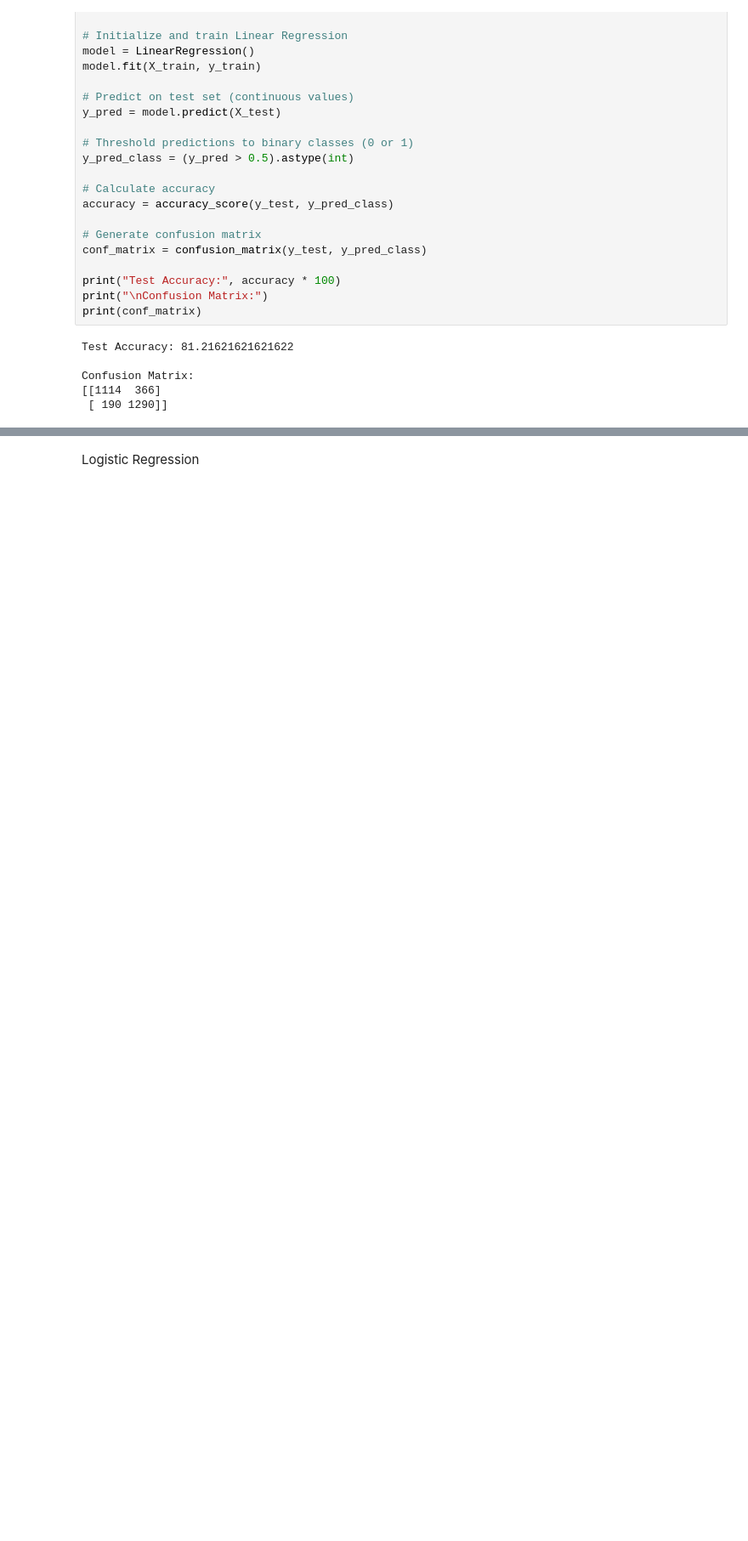
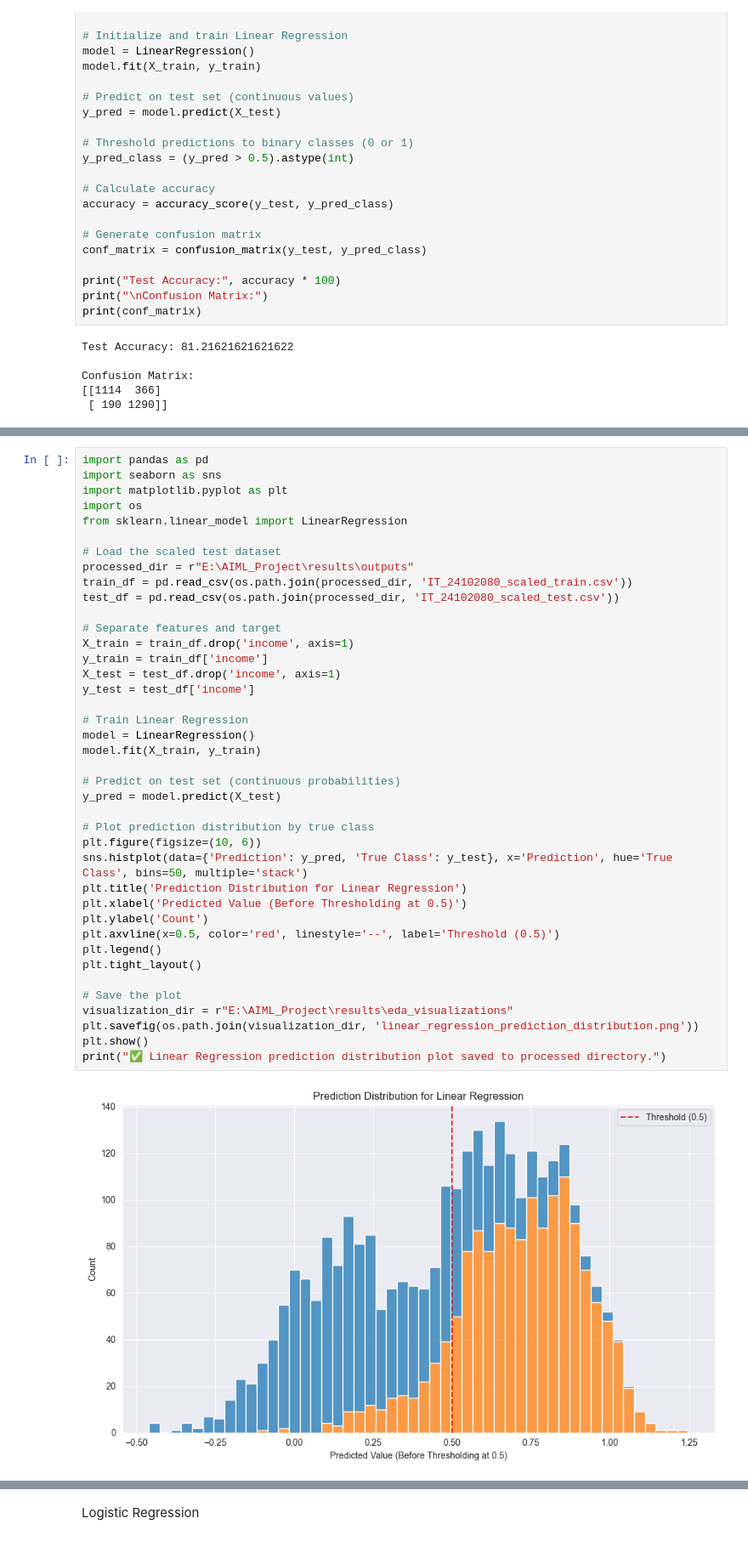
Before and after one commit to NandunSamarasekara/Machine-Learning-model-to-predit-Income, a Jupyter notebook: group_pipeline.ipynb, the cells around one changed output, grey strips where cells are left out. Shown at 85% size. Saved outputs shown, nothing was run; the diff lists cells and outputs as text; blank space fills up the shorter version.

```diff
--- a/group_pipeline.ipynb
+++ b/group_pipeline.ipynb
@@ -996,0 +1085,42 @@ Confusion Matrix:
+# %%
+import pandas as pd
+import seaborn as sns
+import matplotlib.pyplot as plt
+import os
+from sklearn.linear_model import LinearRegression
+
+# Load the scaled test dataset
+processed_dir = r"E:\AIML_Project\results\outputs"
+train_df = pd.read_csv(os.path.join(processed_dir, 'IT_24102080_scaled_train.csv'))
+test_df = pd.read_csv(os.path.join(processed_dir, 'IT_24102080_scaled_test.csv'))
+
+# Separate features and target
+X_train = train_df.drop('income', axis=1)
+y_train = train_df['income']
+X_test = test_df.drop('income', axis=1)
+y_test = test_df['income']
+
+# Train Linear Regression
+model = LinearRegression()
+model.fit(X_train, y_train)
+
+# Predict on test set (continuous probabilities)
+y_pred = model.predict(X_test)
+
+# Plot prediction distribution by true class
+plt.figure(figsize=(10, 6))
+sns.histplot(data={'Prediction': y_pred, 'True Class': y_test}, x='Prediction', hue='True Class', bins=50, multiple='stack')
+plt.title('Prediction Distribution for Linear Regression')
+plt.xlabel('Predicted Value (Before Thresholding at 0.5)')
+plt.ylabel('Count')
+plt.axvline(x=0.5, color='red', linestyle='--', label='Threshold (0.5)')
+plt.legend()
+plt.tight_layout()
+
+# Save the plot
+visualization_dir = r"E:\AIML_Project\results\eda_visualizations"
+plt.savefig(os.path.join(visualization_dir, 'linear_regression_prediction_distribution.png'))
+plt.show()
+print("✅ Linear Regression prediction distribution plot saved to processed directory.")
+# %% [output]
+[figure, added]
```
Also changed, not shown: parts of 5 cells of this notebook, 5 other files.
